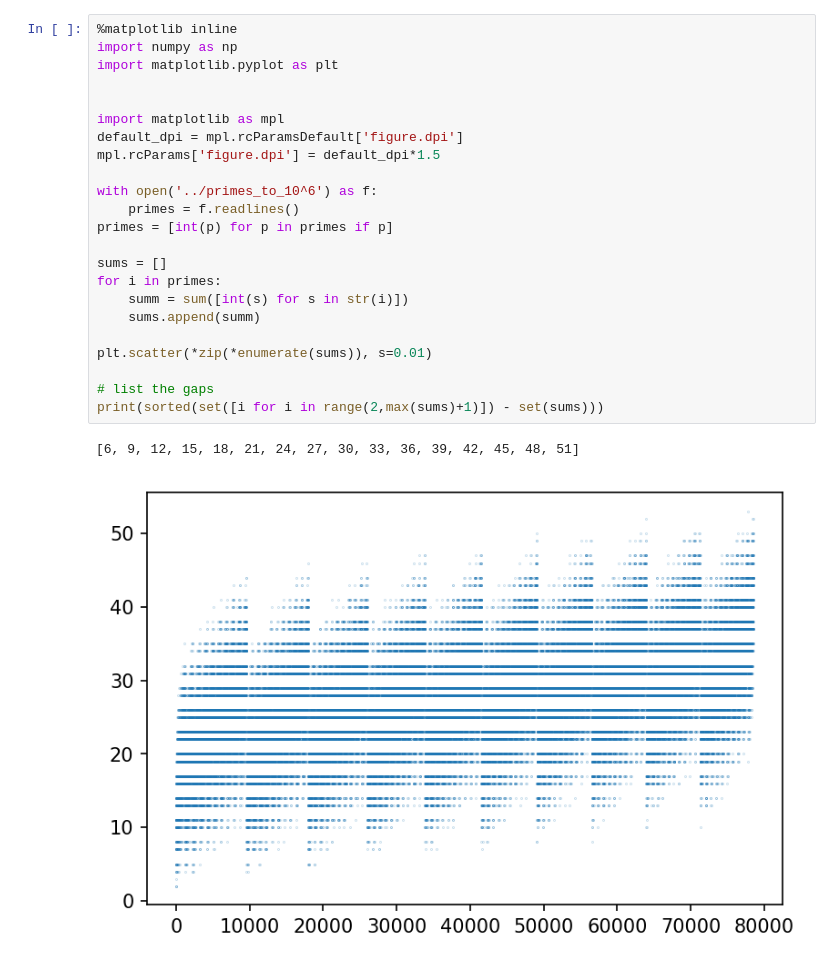
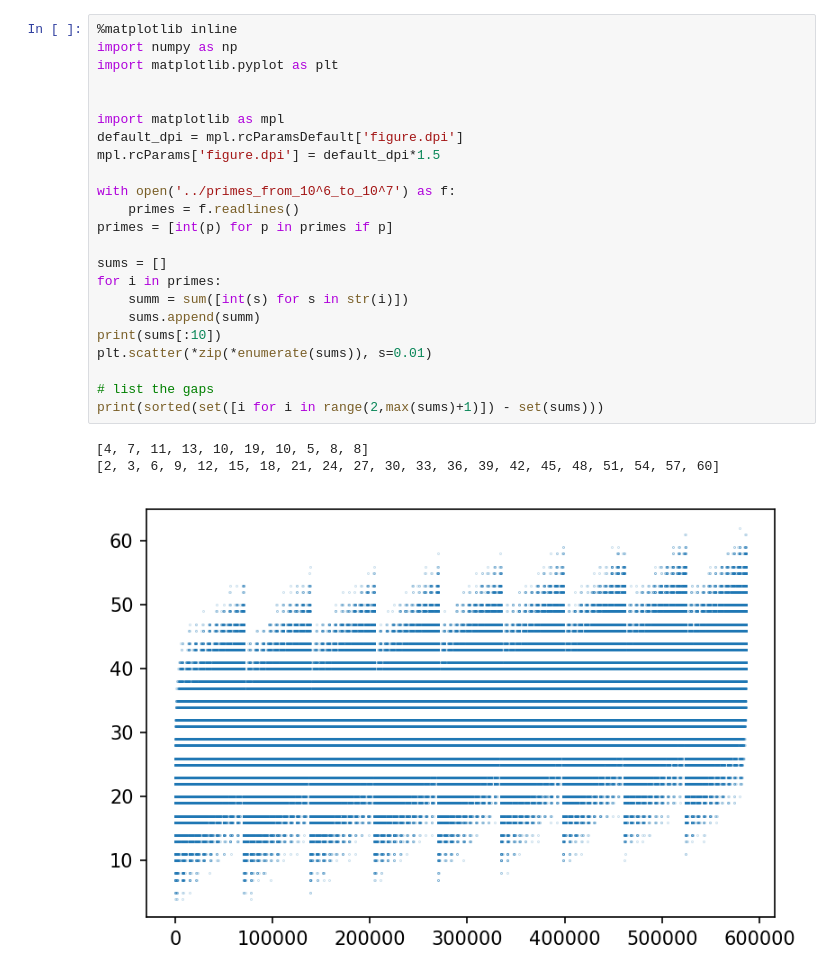
Before and after one commit to Tonsofattraction/numberphile, a Jupyter notebook: python/prime_sums.ipynb, the cells around one changed output. Drawn from its saved outputs; the diff is of its cells as text.

Commit message:
more primes;

```diff
--- a/python/prime_sums.ipynb
+++ b/python/prime_sums.ipynb
@@ -1,26 +1,27 @@
 # %%
 %matplotlib inline
 import numpy as np
 import matplotlib.pyplot as plt
 
 
 import matplotlib as mpl
 default_dpi = mpl.rcParamsDefault['figure.dpi']
 mpl.rcParams['figure.dpi'] = default_dpi*1.5
 
-with open('../primes_to_10^6') as f:
+with open('../primes_from_10^6_to_10^7') as f:
     primes = f.readlines()
 primes = [int(p) for p in primes if p]
 
 sums = []
 for i in primes:
     summ = sum([int(s) for s in str(i)])
     sums.append(summ)
-
+print(sums[:10])
 plt.scatter(*zip(*enumerate(sums)), s=0.01)
 
 # list the gaps
 print(sorted(set([i for i in range(2,max(sums)+1)]) - set(sums)))
 # %% [output]
-[6, 9, 12, 15, 18, 21, 24, 27, 30, 33, 36, 39, 42, 45, 48, 51]
+[4, 7, 11, 13, 10, 19, 10, 5, 8, 8]
+[2, 3, 6, 9, 12, 15, 18, 21, 24, 27, 30, 33, 36, 39, 42, 45, 48, 51, 54, 57, 60]
-[figure, old version]
+[figure, new version]
```
Also changed, not shown: 6 other files.
